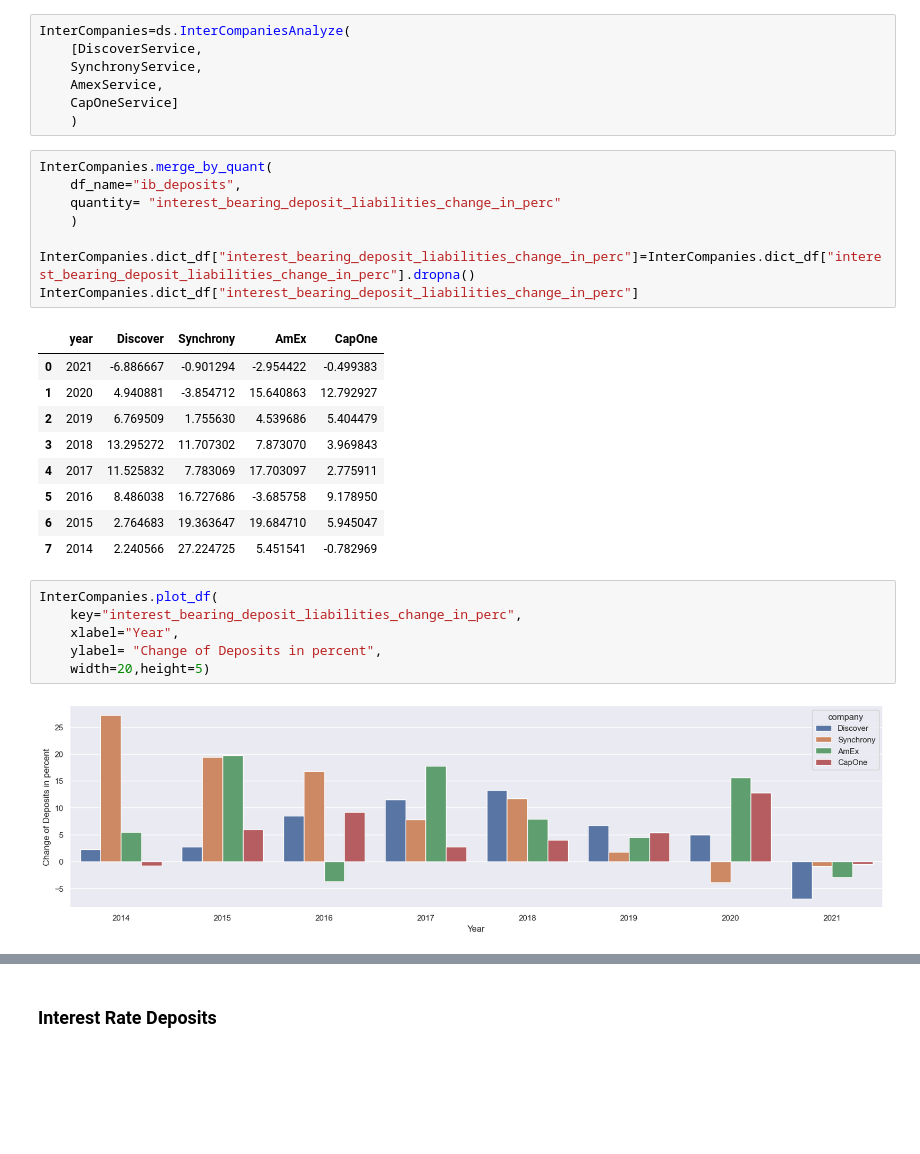
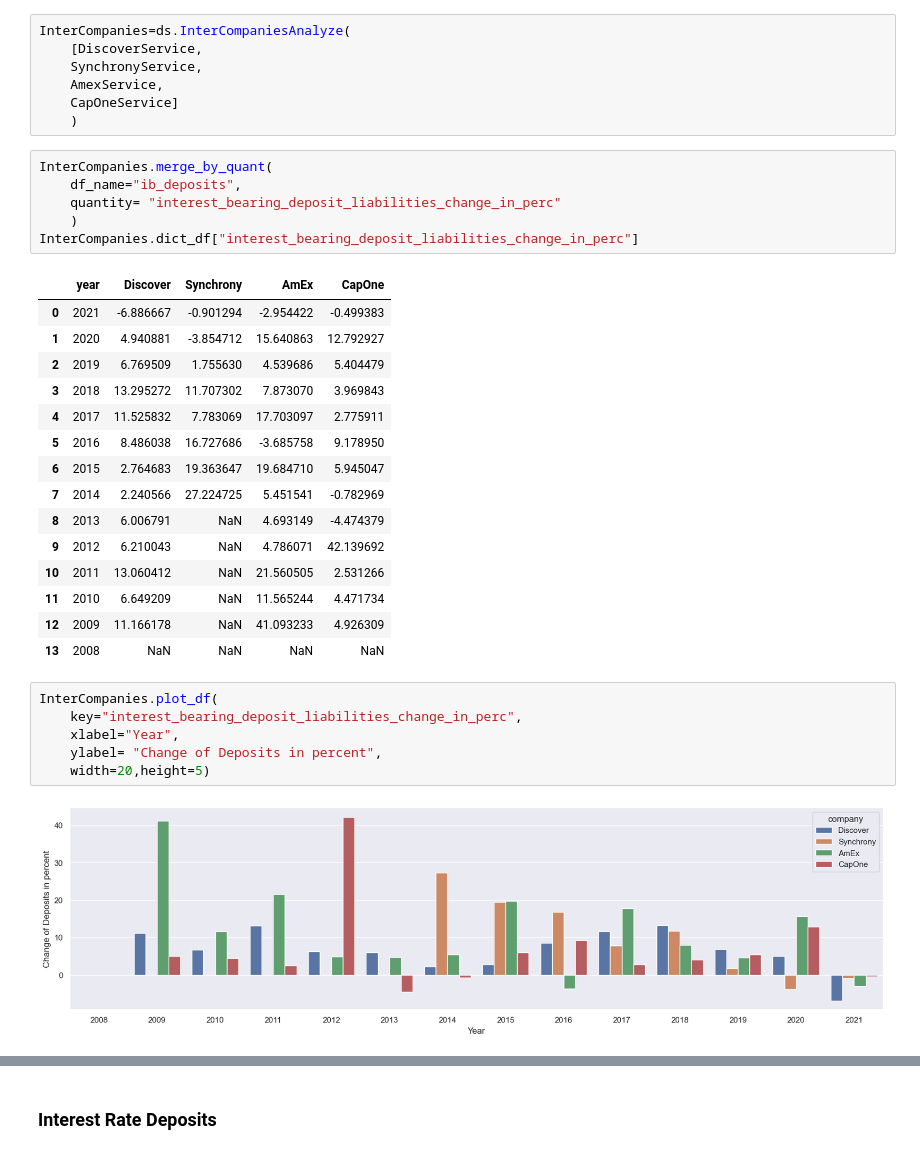
Before and after one commit to EzraTam/edgar-analysis, a Jupyter notebook: edgar_analysis.ipynb, the cells around one changed output, grey strips where cells are left out. Drawn from its saved outputs; the diff is of its cells as text; blank space fills up the shorter version.

```diff
--- a/edgar_analysis.ipynb
+++ b/edgar_analysis.ipynb
@@ -173,21 +156,25 @@ InterCompanies=ds.InterCompaniesAnalyze(
 # %%
 InterCompanies.merge_by_quant(
     df_name="ib_deposits",
     quantity= "interest_bearing_deposit_liabilities_change_in_perc"
     )
-
-InterCompanies.dict_df["interest_bearing_deposit_liabilities_change_in_perc"]=InterCompanies.dict_df["interest_bearing_deposit_liabilities_change_in_perc"].dropna()
 InterCompanies.dict_df["interest_bearing_deposit_liabilities_change_in_perc"]
 # %% [output]
 |  | year | Discover | Synchrony | AmEx | CapOne |
 | 0 | 2021 | -6.886667 | -0.901294 | -2.954422 | -0.499383 |
 | 1 | 2020 | 4.940881 | -3.854712 | 15.640863 | 12.792927 |
 | 2 | 2019 | 6.769509 | 1.755630 | 4.539686 | 5.404479 |
 | 3 | 2018 | 13.295272 | 11.707302 | 7.873070 | 3.969843 |
 | 4 | 2017 | 11.525832 | 7.783069 | 17.703097 | 2.775911 |
 | 5 | 2016 | 8.486038 | 16.727686 | -3.685758 | 9.178950 |
 | 6 | 2015 | 2.764683 | 19.363647 | 19.684710 | 5.945047 |
 | 7 | 2014 | 2.240566 | 27.224725 | 5.451541 | -0.782969 |
+| 8 | 2013 | 6.006791 | NaN | 4.693149 | -4.474379 |
+| 9 | 2012 | 6.210043 | NaN | 4.786071 | 42.139692 |
+| 10 | 2011 | 13.060412 | NaN | 21.560505 | 2.531266 |
+| 11 | 2010 | 6.649209 | NaN | 11.565244 | 4.471734 |
+| 12 | 2009 | 11.166178 | NaN | 41.093233 | 4.926309 |
+| 13 | 2008 | NaN | NaN | NaN | NaN |
 # %%
 InterCompanies.plot_df(
     key="interest_bearing_deposit_liabilities_change_in_perc",
@@ -195,4 +182,4 @@ InterCompanies.plot_df(
     ylabel= "Change of Deposits in percent",
     width=20,height=5)
 # %% [output]
-[figure, old version]
+[figure, new version]
```
Also changed, not shown: parts of 22 cells of this notebook, 1 other file.
